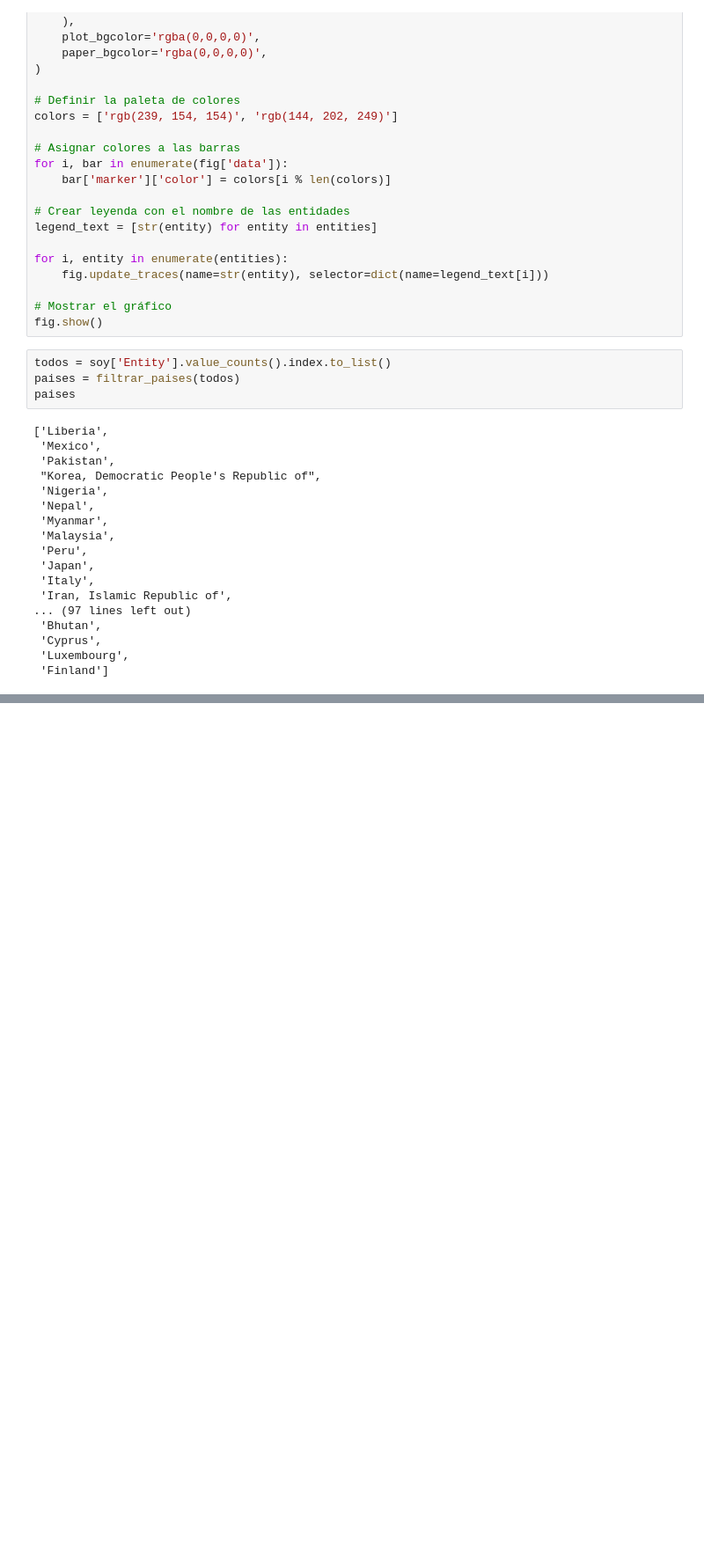
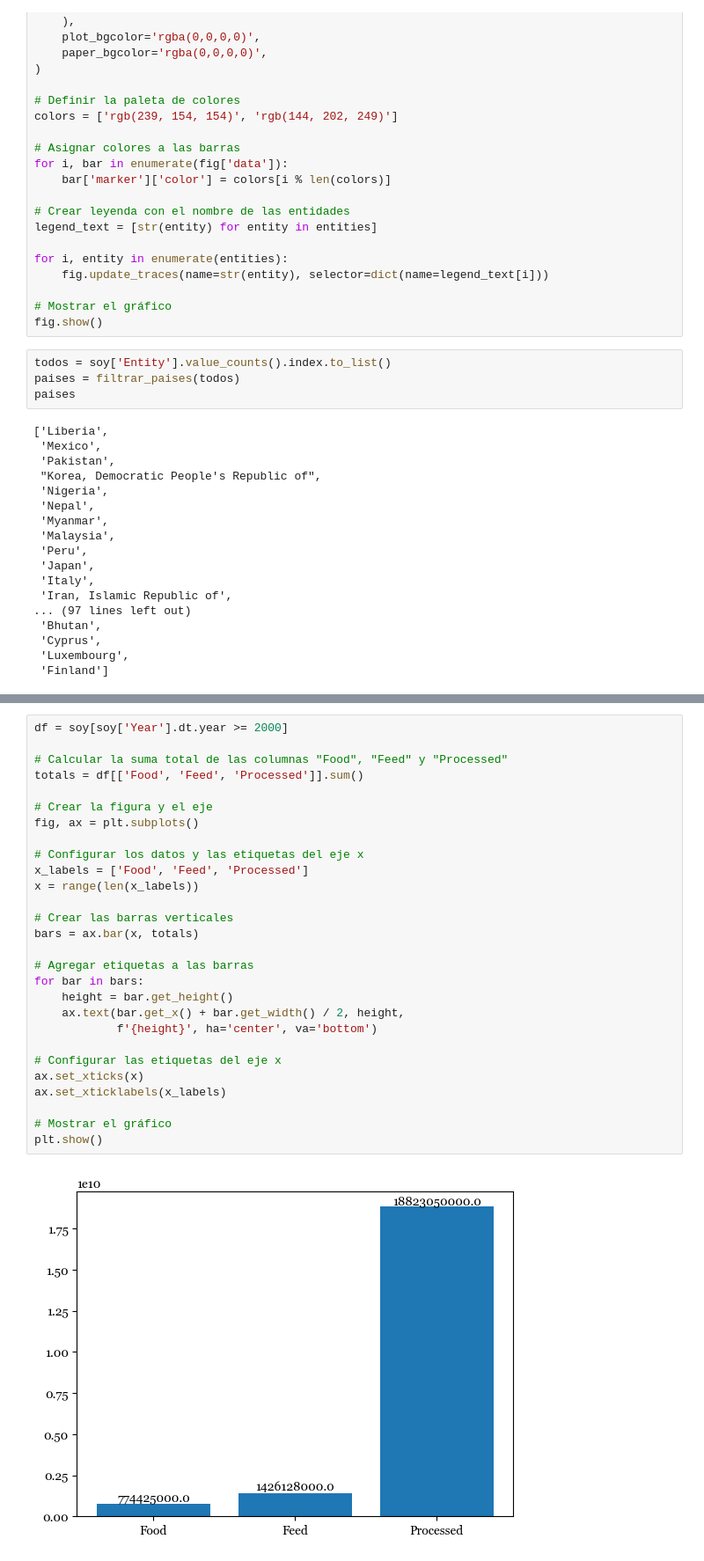
Before and after one commit to NereaRiveiro/Go-vegan, a Jupyter notebook: notebook/pa.ipynb, the cells around one changed output, grey strips where cells are left out. Shown: that part at 88% size. Drawn from its saved outputs; the diff is of its cells as text; blank space fills up the shorter version.

```diff
--- a/notebook/pa.ipynb
+++ b/notebook/pa.ipynb
@@ -363,0 +592,30 @@ paises
+# %%
+df = soy[soy['Year'].dt.year >= 2000]
+
+# Calcular la suma total de las columnas "Food", "Feed" y "Processed"
+totals = df[['Food', 'Feed', 'Processed']].sum()
+
+# Crear la figura y el eje
+fig, ax = plt.subplots()
+
+# Configurar los datos y las etiquetas del eje x
+x_labels = ['Food', 'Feed', 'Processed']
+x = range(len(x_labels))
+
+# Crear las barras verticales
+bars = ax.bar(x, totals)
+
+# Agregar etiquetas a las barras
+for bar in bars:
+    height = bar.get_height()
+    ax.text(bar.get_x() + bar.get_width() / 2, height,
+            f'{height}', ha='center', va='bottom')
+
+# Configurar las etiquetas del eje x
+ax.set_xticks(x)
+ax.set_xticklabels(x_labels)
+
+# Mostrar el gráfico
+plt.show()
+# %% [output]
+[figure, added]
```
Also changed, not shown: parts of 19 cells of this notebook.
